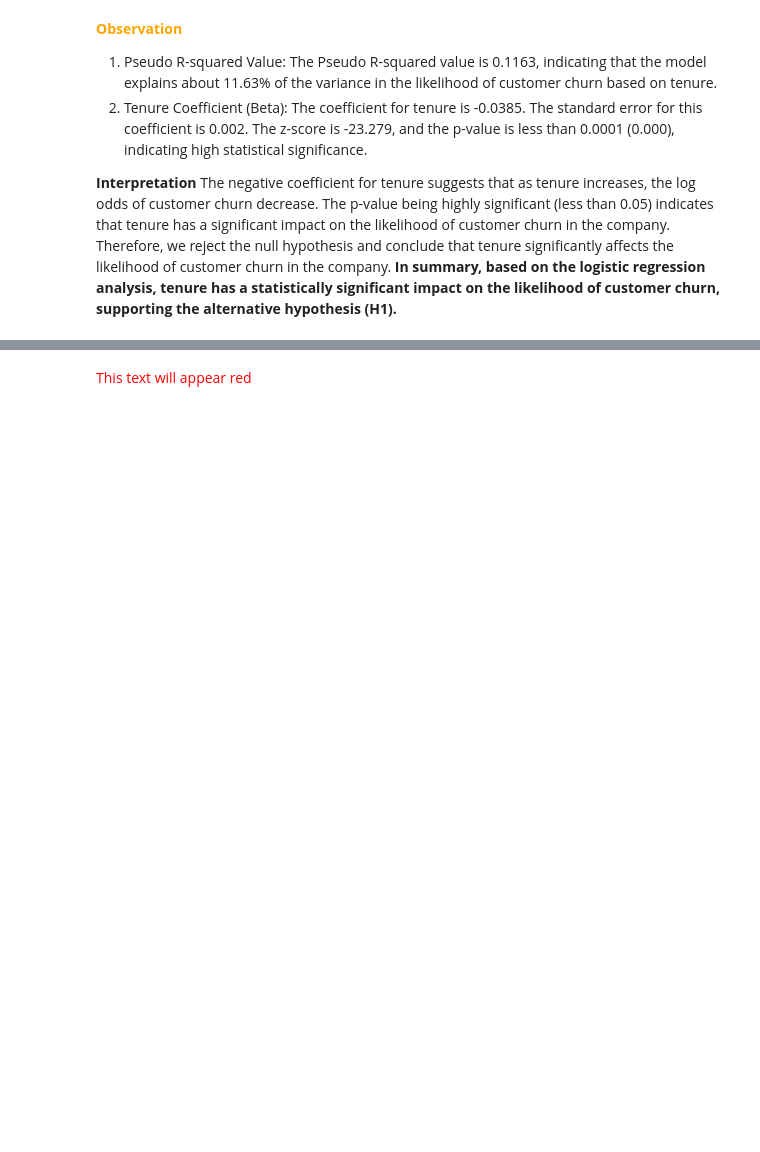
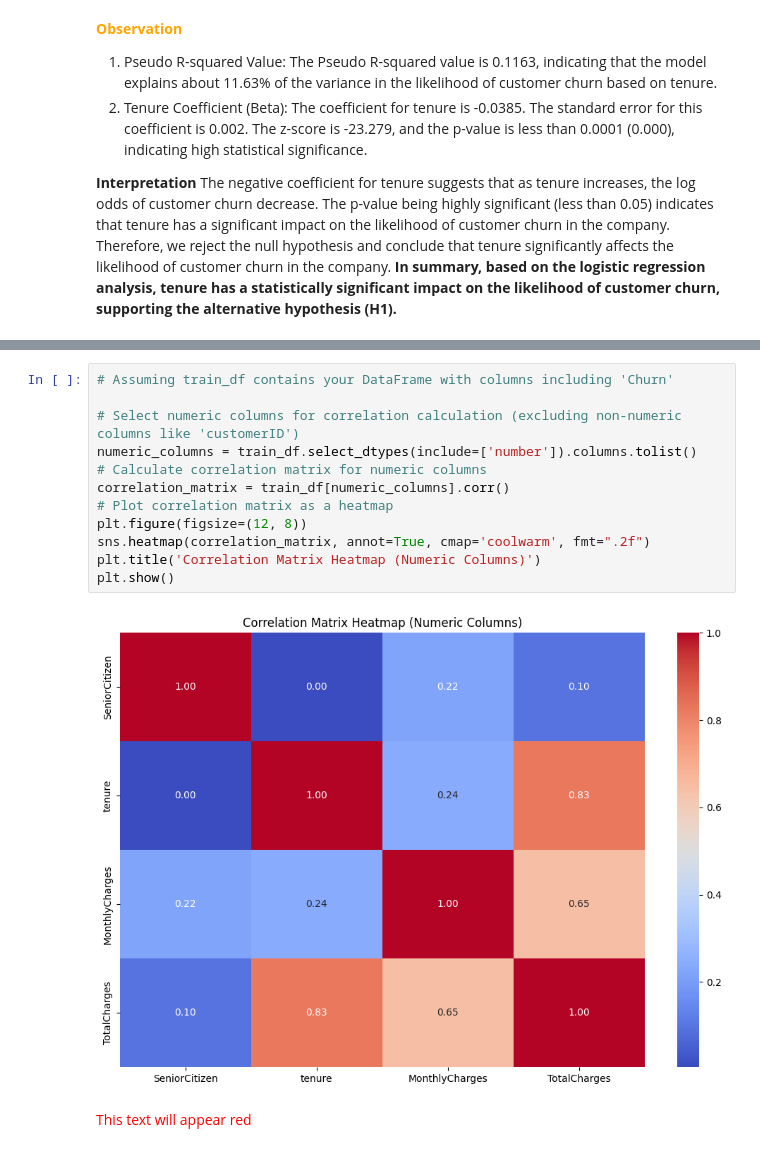
Before and after one commit to wamathaiwandeto/Customer-Churn-Prediction, a Jupyter notebook: churn.ipynb, the cells around one changed output, grey strips where cells are left out. Drawn from its saved outputs; the diff is of its cells as text; blank space fills up the shorter version.

```diff
--- a/churn.ipynb
+++ b/churn.ipynb
@@ -1104,3 +1110,17 @@ Therefore, we reject the null hypothesis and conclude that tenure significantly
+# %%
+# Assuming train_df contains your DataFrame with columns including 'Churn'
+
+# Select numeric columns for correlation calculation (excluding non-numeric columns like 'customerID')
+numeric_columns = train_df.select_dtypes(include=['number']).columns.tolist()
+# Calculate correlation matrix for numeric columns
+correlation_matrix = train_df[numeric_columns].corr()
+# Plot correlation matrix as a heatmap
+plt.figure(figsize=(12, 8))
+sns.heatmap(correlation_matrix, annot=True, cmap='coolwarm', fmt=".2f")
+plt.title('Correlation Matrix Heatmap (Numeric Columns)')
+plt.show()
+# %% [output]
+[figure, added]
 # %% [markdown]
 <span style="color:red;">This text will appear red</span>
 # %% [markdown]
```
Also changed, not shown: parts of 2 cells of this notebook.
